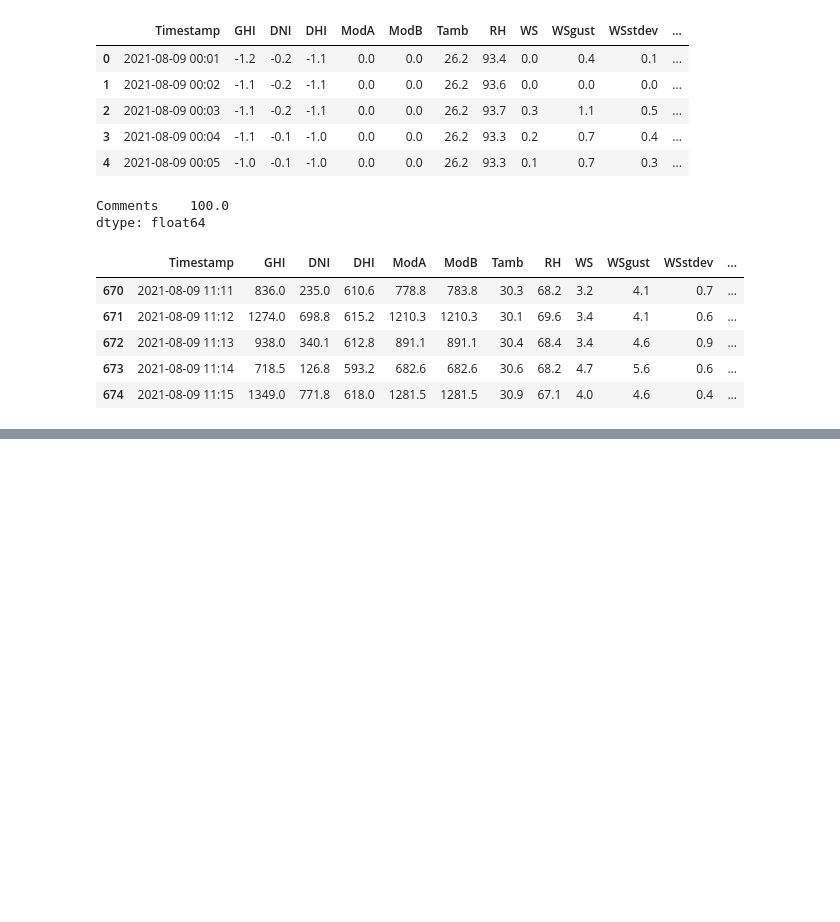
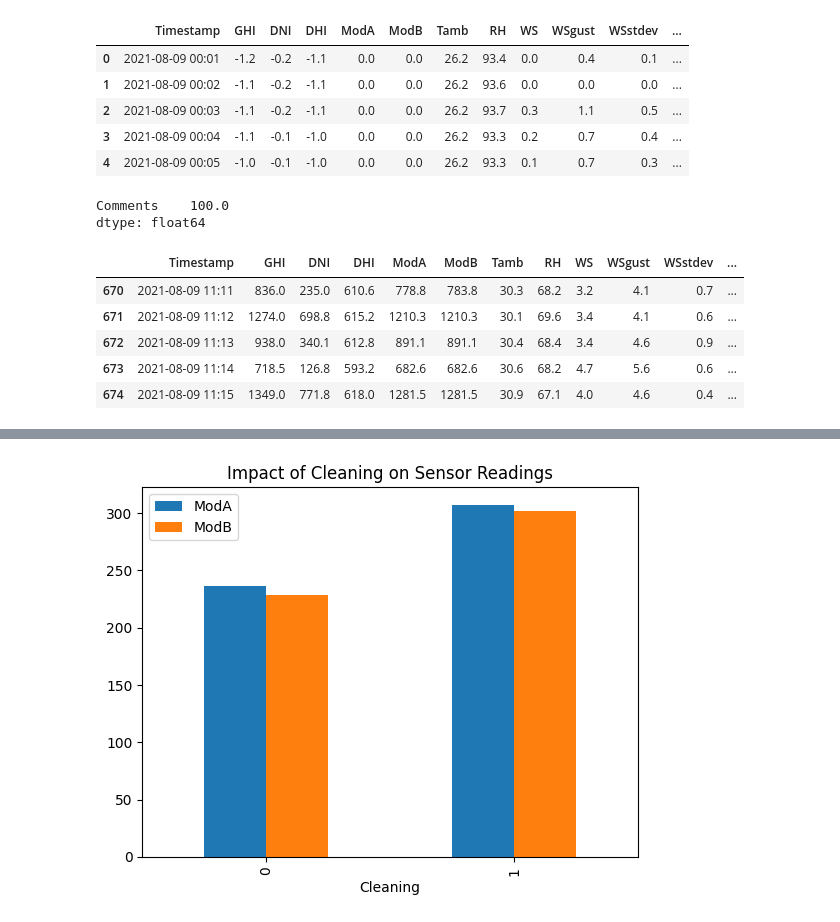
Before and after one commit to Fre-Fentaw27/Solar-Challenge-Week0, a Jupyter notebook: notebooks/benin_eda.ipynb, the cells around one changed output, grey strips where cells are left out. Saved outputs shown, nothing was run; the diff lists cells and outputs as text; code cells hidden in the pictures; blank space fills up the shorter version.

```diff
--- a/notebooks/benin_eda.ipynb
+++ b/notebooks/benin_eda.ipynb
@@ -42,0 +91,7 @@ df_outliers.head()
+# %%
+#Cleaning Impact
+df_clean.groupby('Cleaning')[['ModA', 'ModB']].mean().plot(kind='bar')
+plt.title("Impact of Cleaning on Sensor Readings")
+plt.show()
+# %% [output]
+[figure, added]
```
Also changed, not shown: parts of 9 cells of this notebook.
